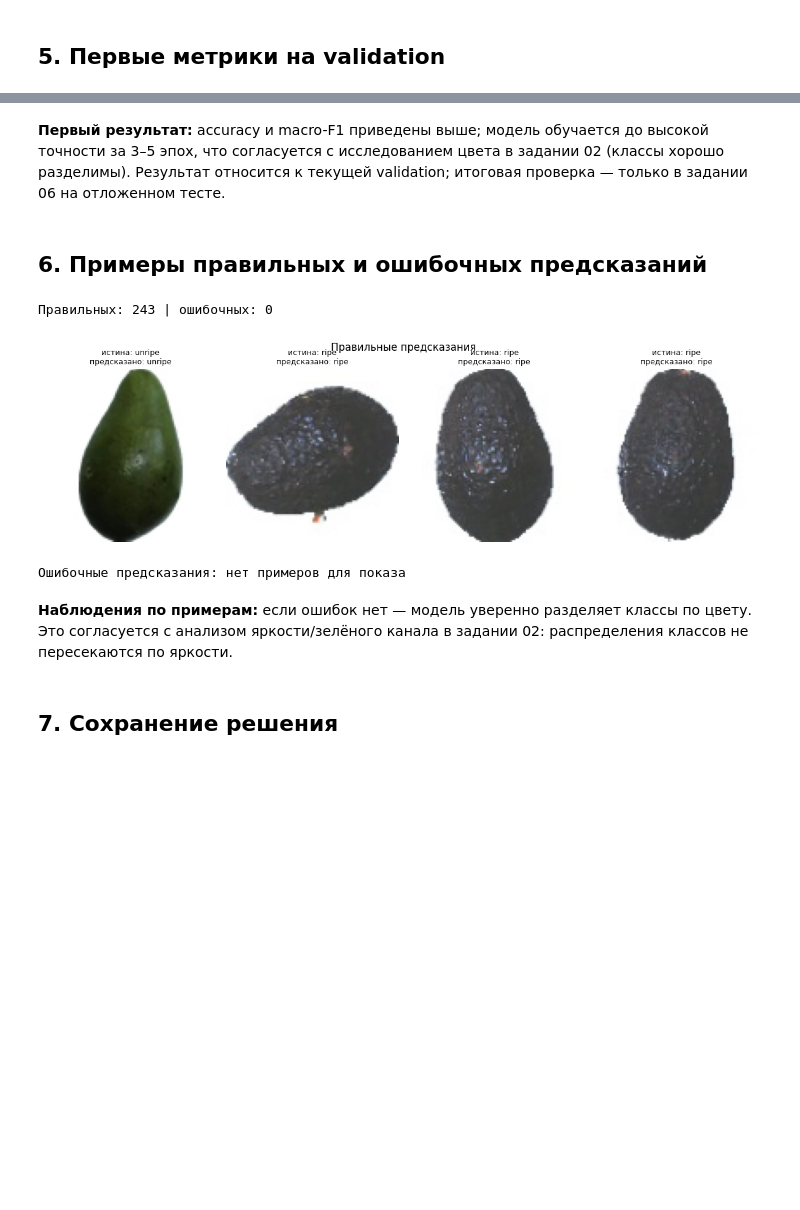
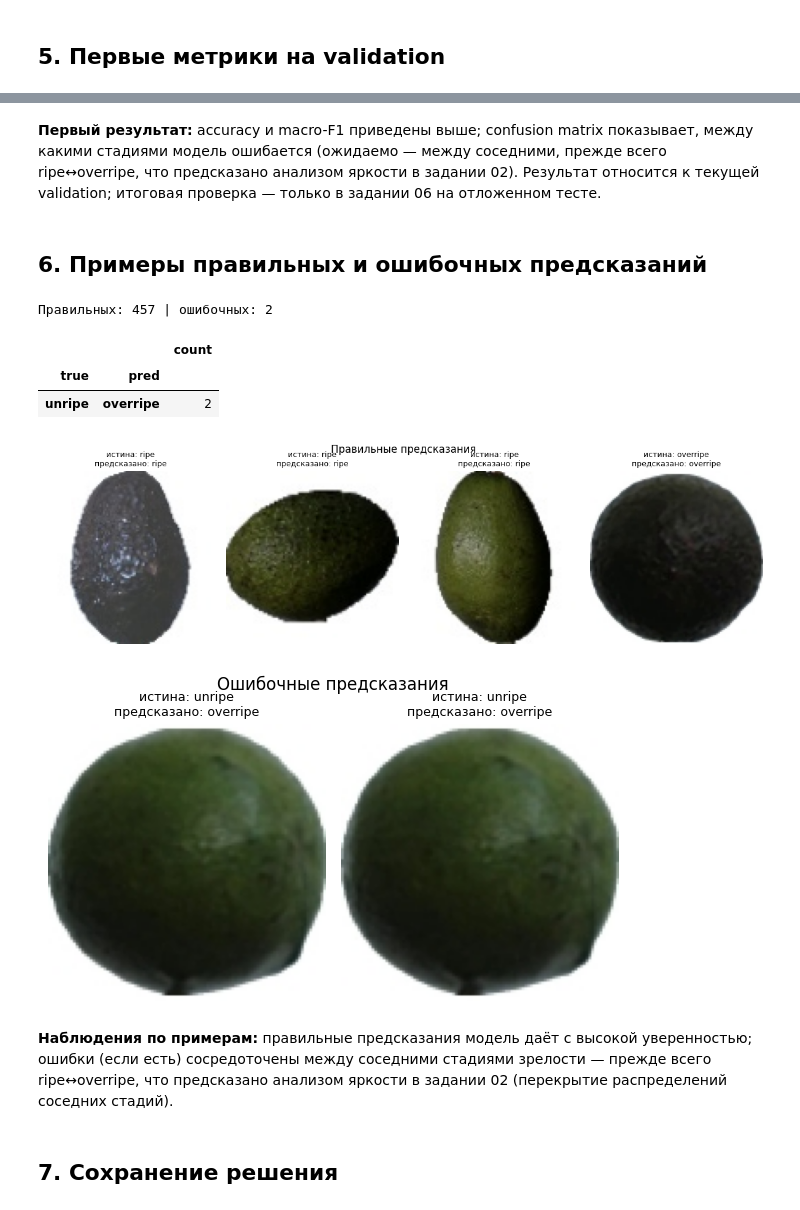
Before and after one commit to GudiDudi/fruits-ripeness-classification, a Jupyter notebook: notebooks/03-fruits-ripeness-baseline.ipynb, the cells around one changed output, grey strips where cells are left out. Drawn from its saved outputs; the diff is of its cells as text; code cells hidden in the pictures; blank space fills up the shorter version.

```diff
--- a/notebooks/03-fruits-ripeness-baseline.ipynb
+++ b/notebooks/03-fruits-ripeness-baseline.ipynb
@@ -63,6 +60,8 @@ else:
         'Avocado Green 1': 'unripe',
         'Avocado 1': 'ripe',
         'Avocado 2': 'ripe',
+        'Avocado Black 1': 'overripe',
+        'Avocado Black 2': 'overripe',
     }
     records = []
     for part_name in ['Training', 'Test']:
@@ -98,9 +97,9 @@ test: 540 изображений, распределение меток: {'ripe'
 # %% [markdown]
 ### Подготовка входа модели
 # %%
-# tf.data-конвейер: путь -> изображение -> resize 224x224 -> метка (0=unripe, 1=ripe)
+# tf.data-конвейер: путь -> изображение -> resize 224x224 -> метка (0=unripe, 1=ripe, 2=overripe)
 label_lookup = tf.keras.layers.StringLookup(
-    vocabulary=['unripe', 'ripe'], num_oov_indices=0, output_mode='int'
+    vocabulary=['unripe', 'ripe', 'overripe'], num_oov_indices=0, output_mode='int'
 )
 
 def load_image(path, label):
@@ -152,13 +151,13 @@ base.trainable = False  # сначала обучаем только голов
 
 x = tf.keras.layers.GlobalAveragePooling2D()(base.output)
 x = tf.keras.layers.Dropout(0.2)(x)
-outputs = tf.keras.layers.Dense(1, activation='sigmoid')(x)
+outputs = tf.keras.layers.Dense(3, activation='softmax')(x)
 model = tf.keras.Model(inputs, outputs)
 
 model.compile(
     optimizer=tf.keras.optimizers.Adam(1e-3),
-    loss='binary_crossentropy',
-    metrics=['accuracy', tf.keras.metrics.AUC(name='auc')]
+    loss='sparse_categorical_crossentropy',
+    metrics=['accuracy']
 )
 model.summary(print_fn=print)
 # %% [output]
@@ -207,7 +214,8 @@ Epoch 4/12
 ## 4. Получение предсказаний
 # %%
 val_predictions_prob = model.predict(val_ds)
-val_predictions = (val_predictions_prob > 0.5).astype(int).ravel()
-val_true = val_df['label'].map({'unripe': 0, 'ripe': 1}).to_numpy()
+val_predictions = val_predictions_prob.argmax(axis=1)
+CLASS_NAMES = ['unripe', 'ripe', 'overripe']
+val_true = val_df['label'].map({name: i for i, name in enumerate(CLASS_NAMES)}).to_numpy()
 print('Предсказаний:', len(val_predictions), 'меток:', len(val_true))
 # %% [output]
@@ -249,42 +258,54 @@ weighted avg       1.00      1.00      1.00       243
 # %% [markdown]
-**Первый результат:** accuracy и macro-F1 приведены выше; модель обучается до высокой точности за 3–5 эпох, что согласуется с исследованием цвета в задании 02 (классы хорошо разделимы). Результат относится к текущей validation; итоговая проверка — только в задании 06 на отложенном тесте.
+**Первый результат:** accuracy и macro-F1 приведены выше; confusion matrix показывает, между какими стадиями модель ошибается (ожидаемо — между соседними, прежде всего ripe↔overripe, что предсказано анализом яркости в задании 02). Результат относится к текущей validation; итоговая проверка — только в задании 06 на отложенном тесте.
 # %% [markdown]
 ## 6. Примеры правильных и ошибочных предсказаний
 # %%
 results = pd.DataFrame({
     'image_id': val_df['image_id'].to_numpy(),
     'path': val_df['path'].to_numpy(),
     'true': val_df['label'].to_numpy(),
-    'pred': np.where(val_predictions == 0, 'unripe', 'ripe'),
+    'pred': np.array(CLASS_NAMES)[val_predictions],
 })
 
 correct = results[results['true'] == results['pred']]
-wrong = results[results['true'] != results['pred']]
+wrong = results[results['true'] != results['pred']].copy()
 print('Правильных:', len(correct), '| ошибочных:', len(wrong))
+if len(wrong):
+    # Самые частые пары ошибок (какая стадия с какой путается)
+    pair_counts = wrong.groupby(['true', 'pred']).size().sort_values(ascending=False)
+    display(pair_counts.to_frame('count'))
+    wrong['prob'] = wrong.apply(
+        lambda r: float(val_predictions_prob[results.index.get_loc(r.name), CLASS_NAMES.index(r['pred'])]),
+        axis=1)
+    # Сортируем: сначала наименее уверенные ошибки
+    wrong = wrong.sort_values('prob')
 
 def show_examples(df, title, n=4):
     if len(df) == 0:
         print(f'{title}: нет примеров для показа')
         return
     df = df.head(n) if len(df) >= n else df
     fig, axes = plt.subplots(1, len(df), figsize=(3*len(df), 3.5))
     if len(df) == 1: axes = [axes]
     for ax, (_, row) in zip(axes, df.iterrows()):
         ax.imshow(Image.open(row['path']))
         ax.set_title(f"истина: {row['true']}\nпредсказано: {row['pred']}", fontsize=9)
         ax.axis('off')
     plt.suptitle(title)
     plt.tight_layout()
     plt.show()
 
 show_examples(correct, 'Правильные предсказания')
 show_examples(wrong, 'Ошибочные предсказания')
 # %% [output]
-Правильных: 243 | ошибочных: 0
+Правильных: 457 | ошибочных: 2
+|  |  | count |
+| true | pred |  |
+| unripe | overripe | 2 |
-[figure, old version]
+[figure, new version]
-Ошибочные предсказания: нет примеров для показа
+[figure, added]
-# %% [markdown]
-**Наблюдения по примерам:** если ошибок нет — модель уверенно разделяет классы по цвету. Это согласуется с анализом яркости/зелёного канала в задании 02: распределения классов не пересекаются по яркости.
+# %% [markdown]
+**Наблюдения по примерам:** правильные предсказания модель даёт с высокой уверенностью; ошибки (если есть) сосредоточены между соседними стадиями зрелости — прежде всего ripe↔overripe, что предсказано анализом яркости в задании 02 (перекрытие распределений соседних стадий).
 # %% [markdown]
 ## 7. Сохранение решения
 # %%
```
Also changed, not shown: parts of 12 cells of this notebook, 2 other files.
